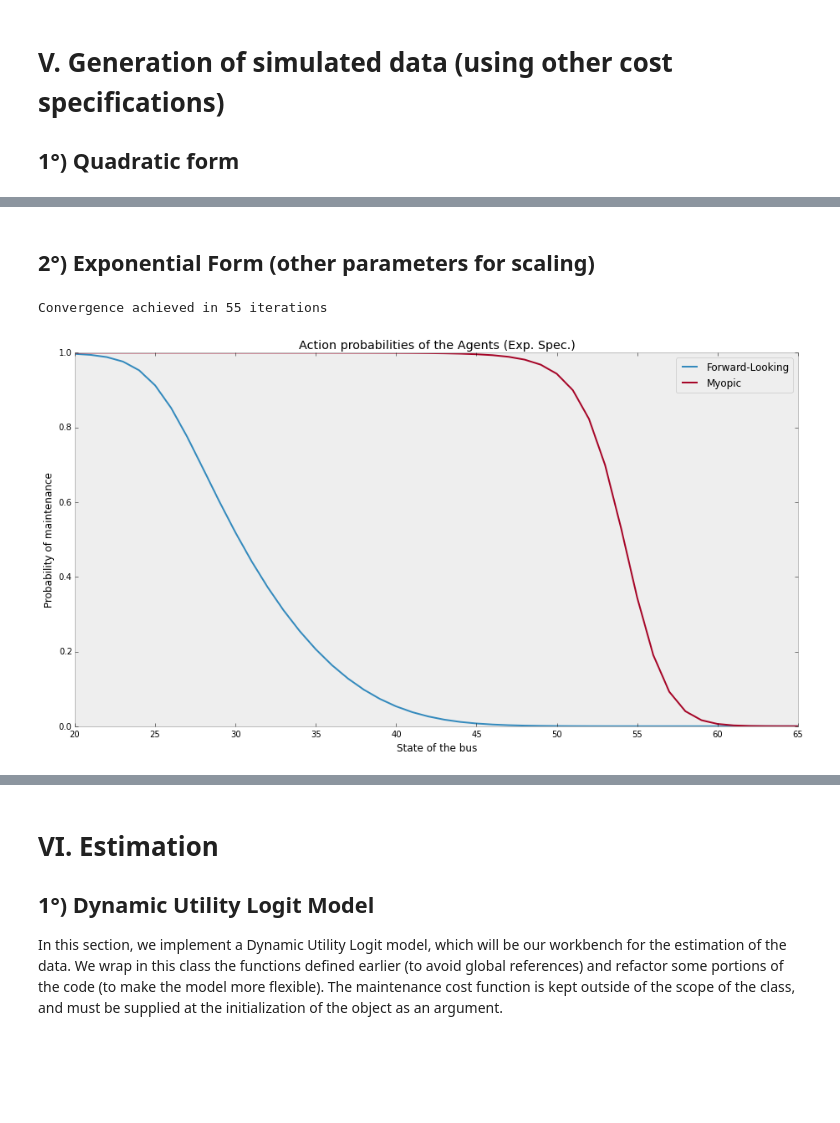
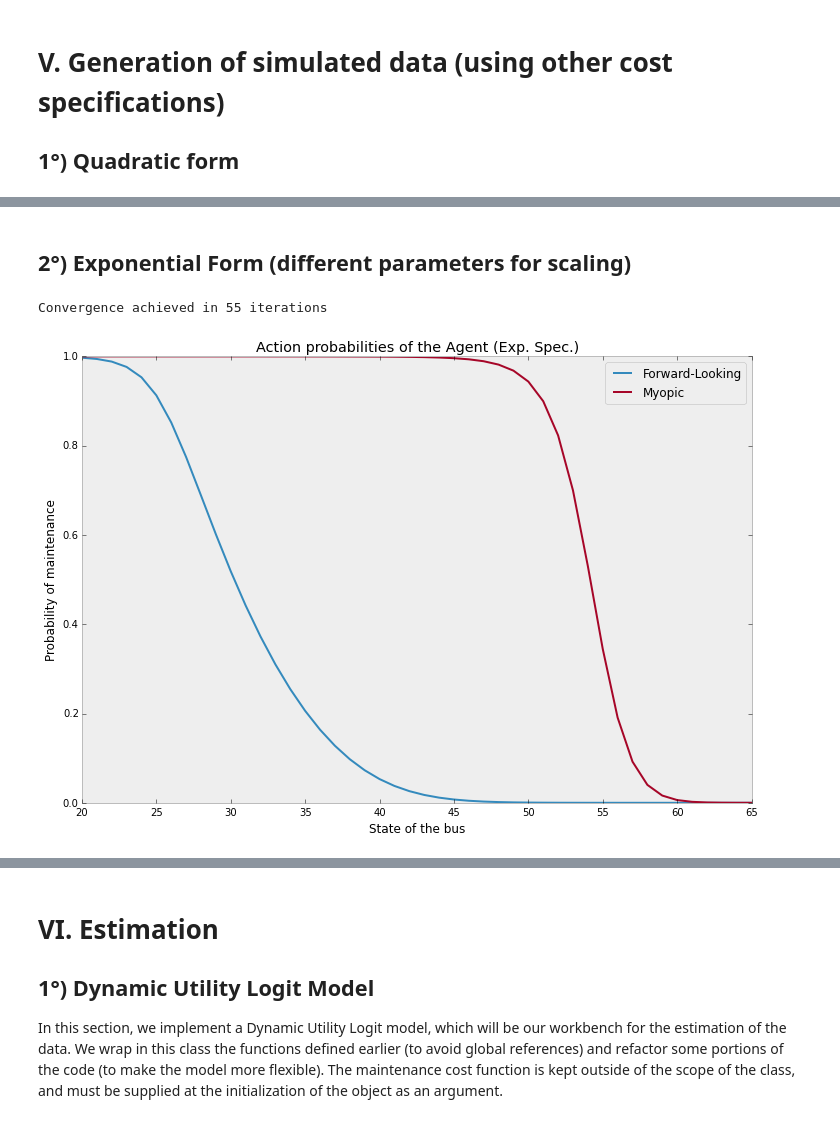
Before and after one commit to QuentinAndre/John-Rust-1987-Python, a Jupyter notebook: Data Generation and Likelihood Fit.ipynb, the cells around one changed output, grey strips where cells are left out. Cells and saved outputs as stored; diff of their text form; code cells hidden in the pictures; blank space fills up the shorter version.

```diff
--- a/Data Generation and Likelihood Fit.ipynb
+++ b/Data Generation and Likelihood Fit.ipynb
@@ -463,20 +463,20 @@ quad_dataframe.loc[n_bus+1:,["Choice", "State"]].to_csv("Datasets\Quad_Dataset.c
 # %% [markdown]
-## 2°) Exponential Form (other parameters for scaling)
+## 2°) Exponential Form (different parameters for scaling)
 # %%
 params_exp = (15, 0.05)
 p = (p_x0, p_x1, p_x2)
 exp_forward, exp_myopic = contraction_mapping(S=70, p=p, MF=exp_cost, params=params_exp, beta = 0.75)
 pchoice = exp_forward.T[0]
 plt.plot(exp_forward.T[0])
 plt.plot(exp_myopic.T[0])
 plt.ylabel("Probability of maintenance")
 plt.xlabel("State of the bus")
 plt.legend(["Forward-Looking", "Myopic"])
 plt.xlim(20, 65)
-plt.title("Action probabilities of the Agents (Exp. Spec.)");
+plt.title("Action probabilities of the Agent (Exp. Spec.)");
 # %% [output]
 Convergence achieved in 55 iterations
-[figure, old version]
+[figure, new version]
 # %%
 n_bus = 1000
 bus_array = np.hstack((np.linspace(1, n_bus, n_bus).reshape(-1, 1), np.zeros((n_bus, 3))))
```
Also changed, not shown: parts of 27 cells of this notebook, 4 other files.
